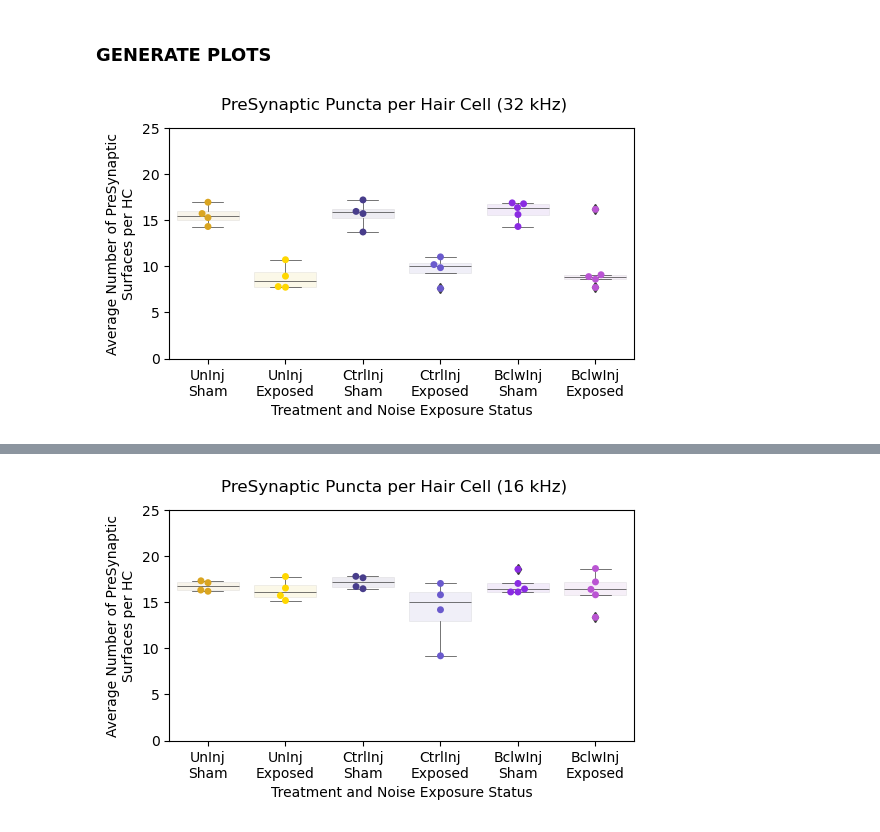
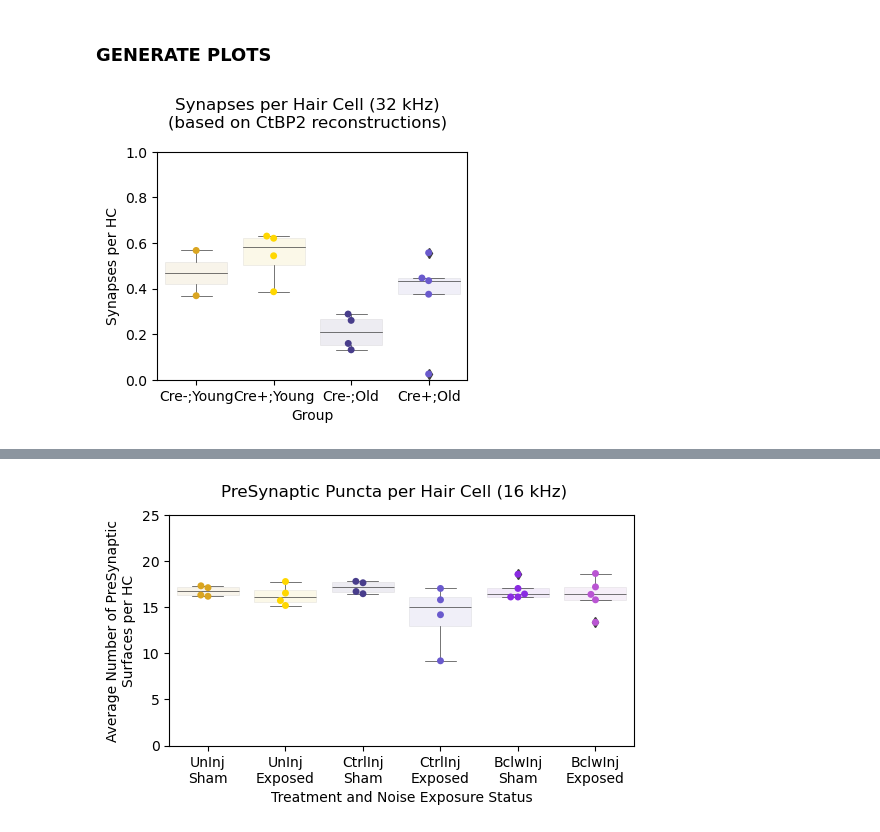
Before and after one commit to engineeringjoy/SynAnalyzer, a Jupyter notebook: 4.0_SynAnalyzer_PlotImarisResults.ipynb, the cells around one changed output, grey strips where cells are left out. Cells and saved outputs as stored; diff of their text form; code cells hidden in the pictures.

```diff
--- a/4.0_SynAnalyzer_PlotImarisResults.ipynb
+++ b/4.0_SynAnalyzer_PlotImarisResults.ipynb
@@ -97,8 +103,8 @@ dfIms.drop('Unnamed: 0', axis=1, inplace=True)
 
 # Subset the imaging metadataframe to only include the images that are the right frequency
 #    This df will be used as a "master" sheet for tracking summary values per image
-dfIms = dfIms[dfIms['Freq'].isin(freqs)]
-dfIms.reset_index(inplace=True)
-dfIms.drop('index', axis=1, inplace=True)
+dfImsSS = dfIms[dfIms['Freq'].isin(freqs)].copy()
+dfImsSS.reset_index(inplace=True)
+dfImsSS.drop('index', axis=1, inplace=True)
 # %% [markdown]
 ###   COMPILE DATA FROM ALL IMAGES INCLUDED IN ANALYSIS
@@ -183,30 +281,31 @@ dfIms.to_csv(dirTR+batchID+'.ImageSummary.csv')
 # %% [markdown]
 ### GENERATE PLOTS
-# %%
-# *** SET PLOT SPECIFIC PARAMETERS ***
-plot = 'AvgPreSynPerHC'
-plottype = 'BoxSwarm'
-region = 32
-title = 'PreSynaptic Puncta per Hair Cell ('+str(region)+' kHz)'
-hue = 'Condition'
-x = 'Condition'
-y = 'Avg_PreSyn_perHC'
-ymin = 0
-ymax = 25
-xlab = 'Treatment and Noise Exposure Status'
-ylab = 'Average Number of PreSynaptic\nSurfaces per HC'
-
-# *** MAKE PLOT ***
-fig= plt.figure(figsize=(6,3))
-fig.suptitle(title)
-ax1 = sns.swarmplot(data=dfIms[(dfIms['Freq']==region)],x=x,y=y, hue=hue,palette=colors,order=pltOrder,legend = False, dodge = False)
-sns.boxplot(data=dfIms[(dfIms['Freq']==region)],x=x,y=y, hue=hue,palette=colors,order=pltOrder,boxprops={'alpha': 0.1}, ax=ax1, dodge = False,linewidth=.5)
-ax1.set_ylim((ymin, ymax))
-ax1.set(xlabel=xlab)
-ax1.set(ylabel=ylab)
-ax1.get_legend().remove()
-
-# *** SAVE THE FIGURE ***
-plt.savefig(dirTR+batchID+'.'+plot+'.'+plottype+'.'+str(region)+'.png',  bbox_inches='tight', dpi = 300,format = 'png')
-# %% [output]
-[figure, removed]
+# %%
+# *** SET PLOT SPECIFIC PARAMETERS ***
+plot = 'PreSyn_AvgSynPerHC'
+plottype = 'BoxSwarm'
+region = 32
+title = 'Synapses per Hair Cell ('+str(region)+' kHz)\n(based on CtBP2 reconstructions)'
+hue = 'Group'
+x = 'Group'
+y = 'PreSyn_PropPill'
+ymin = 0
+ymax = 1
+xlab = 'Group'
+ylab = 'Synapses per HC'
+
+# *** MAKE PLOT ***
+fig= plt.figure(figsize=(4,3))
+plt.subplots_adjust(top = 0.8, bottom=0.04, hspace=.3, wspace=.2)
+fig.suptitle(title)
+ax1 = sns.swarmplot(data=dfISS[(dfISS['Freq']==region)],x=x,y=y, hue=hue,palette=colors,order=pltOrder,legend = False, dodge = False)
+sns.boxplot(data=dfISS[(dfISS['Freq']==region)],x=x,y=y, hue=hue,palette=colors,order=pltOrder,boxprops={'alpha': 0.1}, ax=ax1, dodge = False,linewidth=.5)
+ax1.set_ylim((ymin, ymax))
+ax1.set(xlabel=xlab)
+ax1.set(ylabel=ylab)
+ax1.get_legend().remove()
+
+# *** SAVE THE FIGURE ***
+plt.savefig(dirTR+batchID+'.'+plot+'.'+plottype+'.'+str(region)+'.png',  bbox_inches='tight', dpi = 300,format = 'png')
+# %% [output]
+[figure, added]
```
Also changed, not shown: parts of 13 cells of this notebook, 11 other files.
